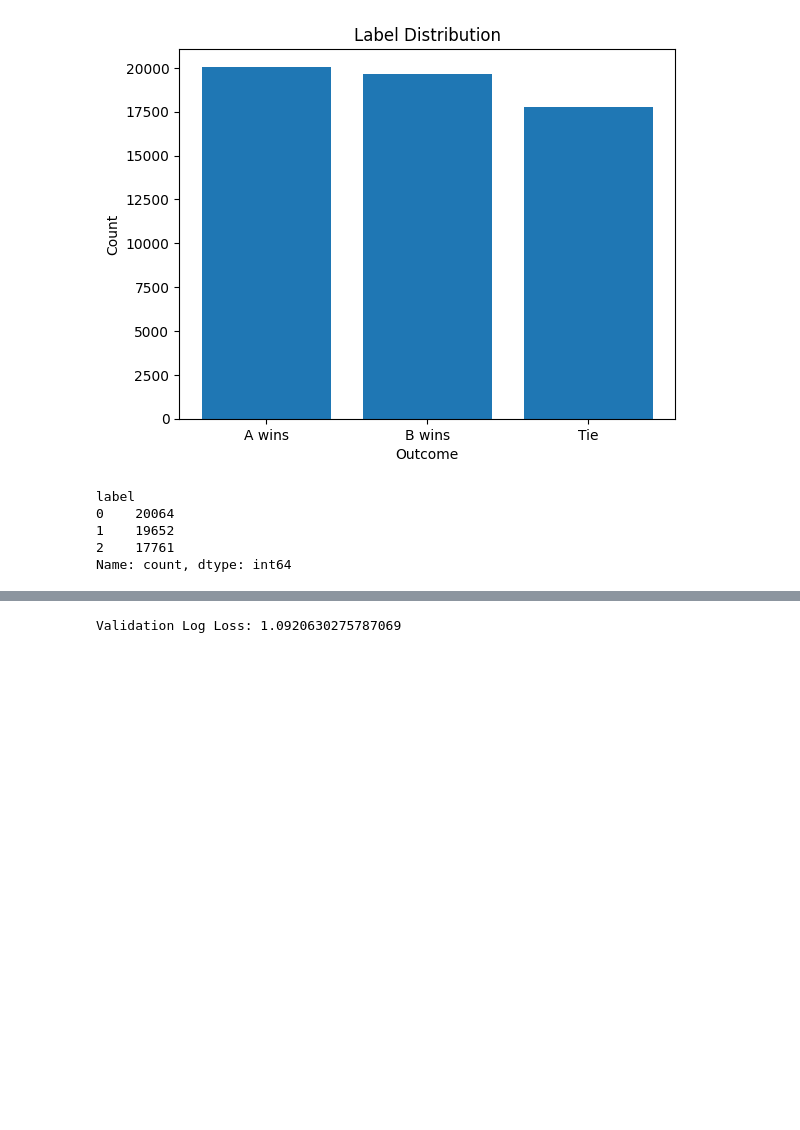
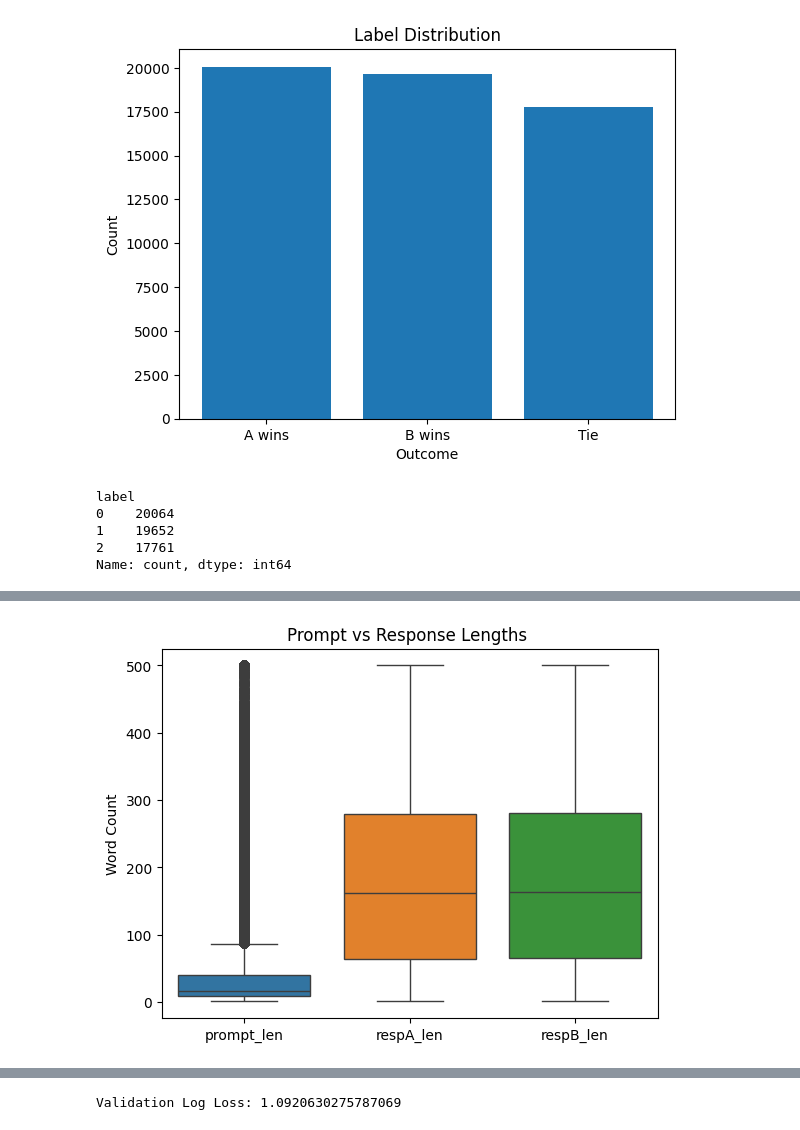
Before and after one commit to Advika07/SC4000-Machine-Learning-Group-Project, a Jupyter notebook: chatbot_arena.ipynb, the cells around one changed output, grey strips where cells are left out. Saved outputs shown, nothing was run; the diff lists cells and outputs as text; code cells hidden in the pictures; blank space fills up the shorter version.

```diff
--- a/chatbot_arena.ipynb
+++ b/chatbot_arena.ipynb
@@ -109,0 +167,9 @@ Name: count, dtype: int64
+# %%
+#boxplot
+sns.boxplot(data=train[["prompt_len","respA_len","respB_len"]]
+            .clip(upper=500))
+plt.title("Prompt vs Response Lengths ")
+plt.ylabel("Word Count")
+plt.show()
+# %% [output]
+[figure, added]
```
Also changed, not shown: parts of 12 cells of this notebook.
